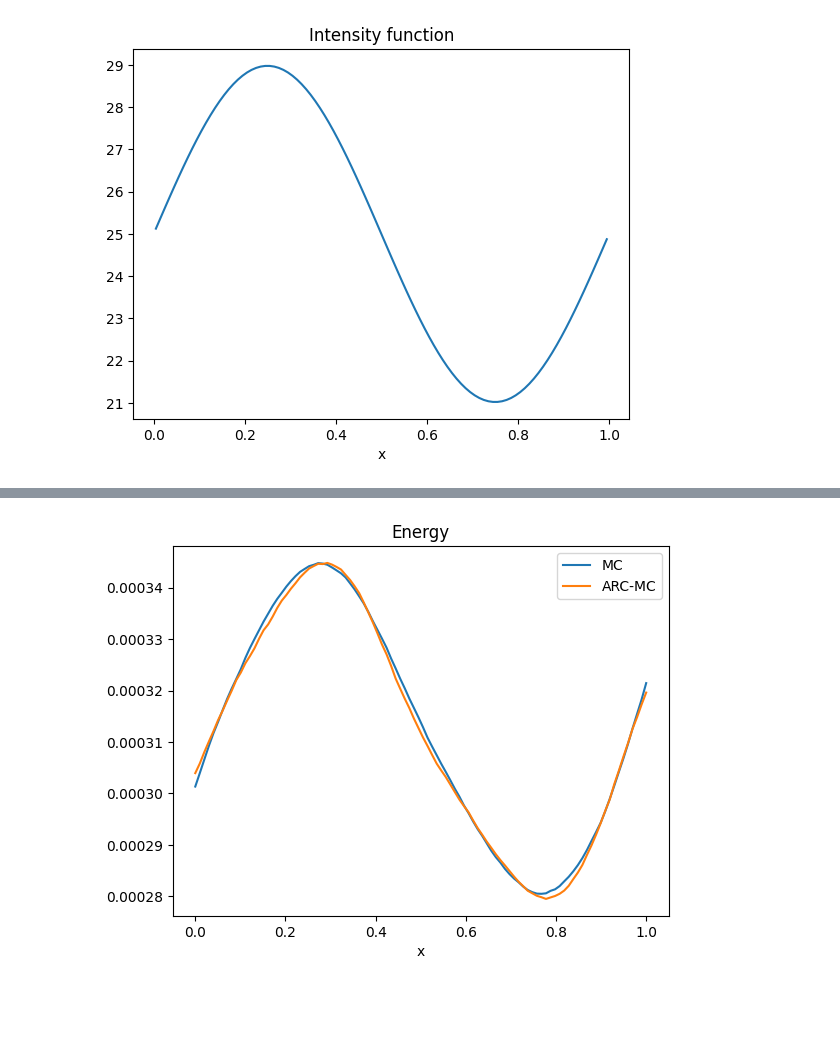
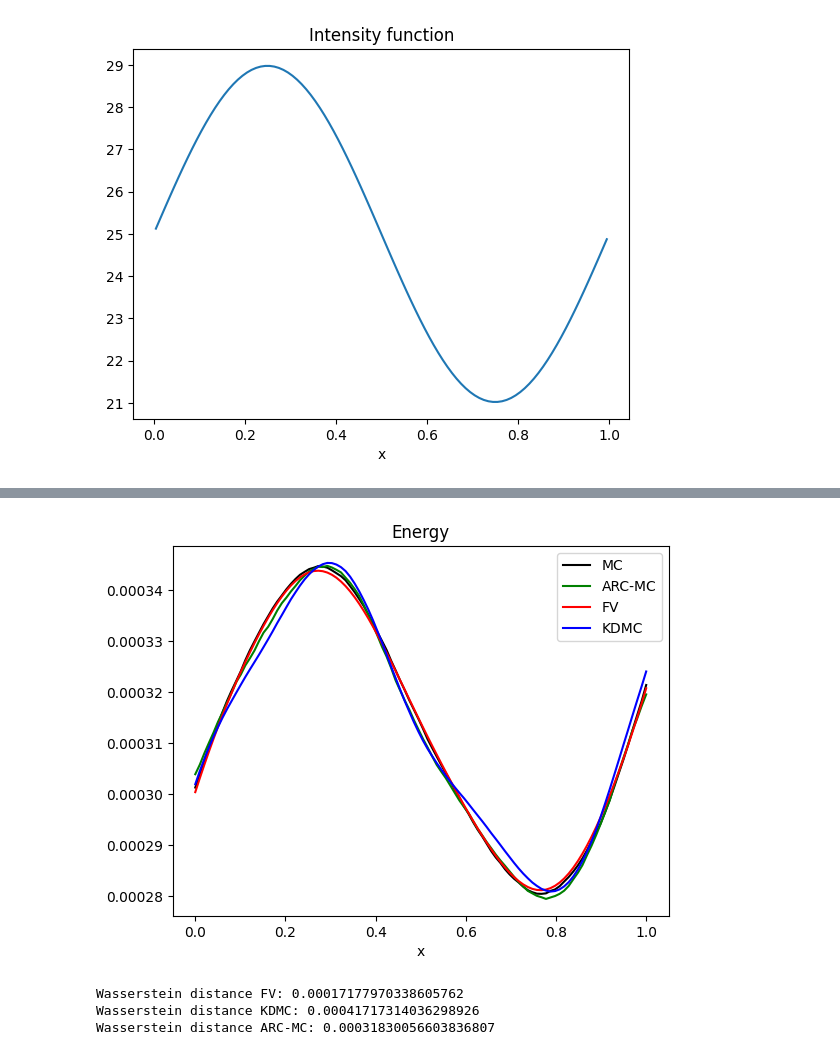
Before and after one commit to RVB12/neptune-mc, a Jupyter notebook: examples/test-example-vmaes.ipynb, the cells around one changed output, grey strips where cells are left out. Drawn from its saved outputs; the diff is of its cells as text; code cells hidden in the pictures; blank space fills up the shorter version.

```diff
--- a/examples/test-example-vmaes.ipynb
+++ b/examples/test-example-vmaes.ipynb
@@ -235,8 +235,10 @@ with open("input.json", "w") as f:
     f.write(inputstring)
 
 start_time = time.time()
-subprocess.check_output(["neptune-mc"]).decode("utf-8")
+cmd_output = subprocess.check_output(["neptune-mc"]).decode("utf-8")
 end_time = time.time()
+
+print(cmd_output)
 
 print("Simulation took", end_time - start_time, "seconds")
 
@@ -246,6 +248,9 @@ with open("output.json", "r") as f:
 output = json.loads(outputstring)
 
 neutral_density_kd = np.array(output["density"]) * vol / t_final
+momentum_x_kd = np.array(output["momentum_x"]) * vol / t_final
+energy_kd = np.array(output["energy"]) * vol / t_final
+
 
 x = np.linspace(0,Lx,nx)
 
@@ -309,4 +317,6 @@ stats = output["stats"]
 print(stats)
 
 neutral_density_fv = np.array(output["density_integral"]) * vol / t_final
+momentum_x_fv = np.array(output["momentum_x_integral"]) * vol / t_final
+energy_fv = np.array(output["energy_integral"]) * vol / t_final
 # %% [output]
@@ -408,12 +433,27 @@ plt.show()
 # %%
 plt.figure()
-plt.plot(x, energy, label="MC")
-plt.plot(x, energy_arcmc, label="ARC-MC")
+plt.plot(x, energy, label="MC", color="black")
+plt.plot(x, energy_arcmc, label="ARC-MC", color="green")
+plt.plot(x, energy_fv, label="FV", color="red")
+plt.plot(x, energy_kd, label="KDMC", color="blue")
 # plt.plot(x, energy_arcmc * (energy[20] / energy_arcmc[20]), label="ARC-MC (scaled with 1/E[W])")
 # plt.plot(x, intensityfun)
 plt.title("Energy")
 plt.xlabel("x")
 plt.legend()
 plt.show()
+
+
+# print wasserstein distances
+wd_fv = wasserstein_2_distance(energy, energy_fv)
+wd_kd = wasserstein_2_distance(energy, energy_kd)
+wd_arcmc = wasserstein_2_distance(energy, energy_arcmc)
+
+print("Wasserstein distance FV:", wd_fv)
+print("Wasserstein distance KDMC:", wd_kd)
+print("Wasserstein distance ARC-MC:", wd_arcmc)
 # %% [output]
-[figure, old version]
+[figure, new version]
+Wasserstein distance FV: 0.00017177970338605762
+Wasserstein distance KDMC: 0.00041717314036298926
+Wasserstein distance ARC-MC: 0.00031830056603836807
```
Also changed, not shown: parts of 6 cells of this notebook, 6 other files.
